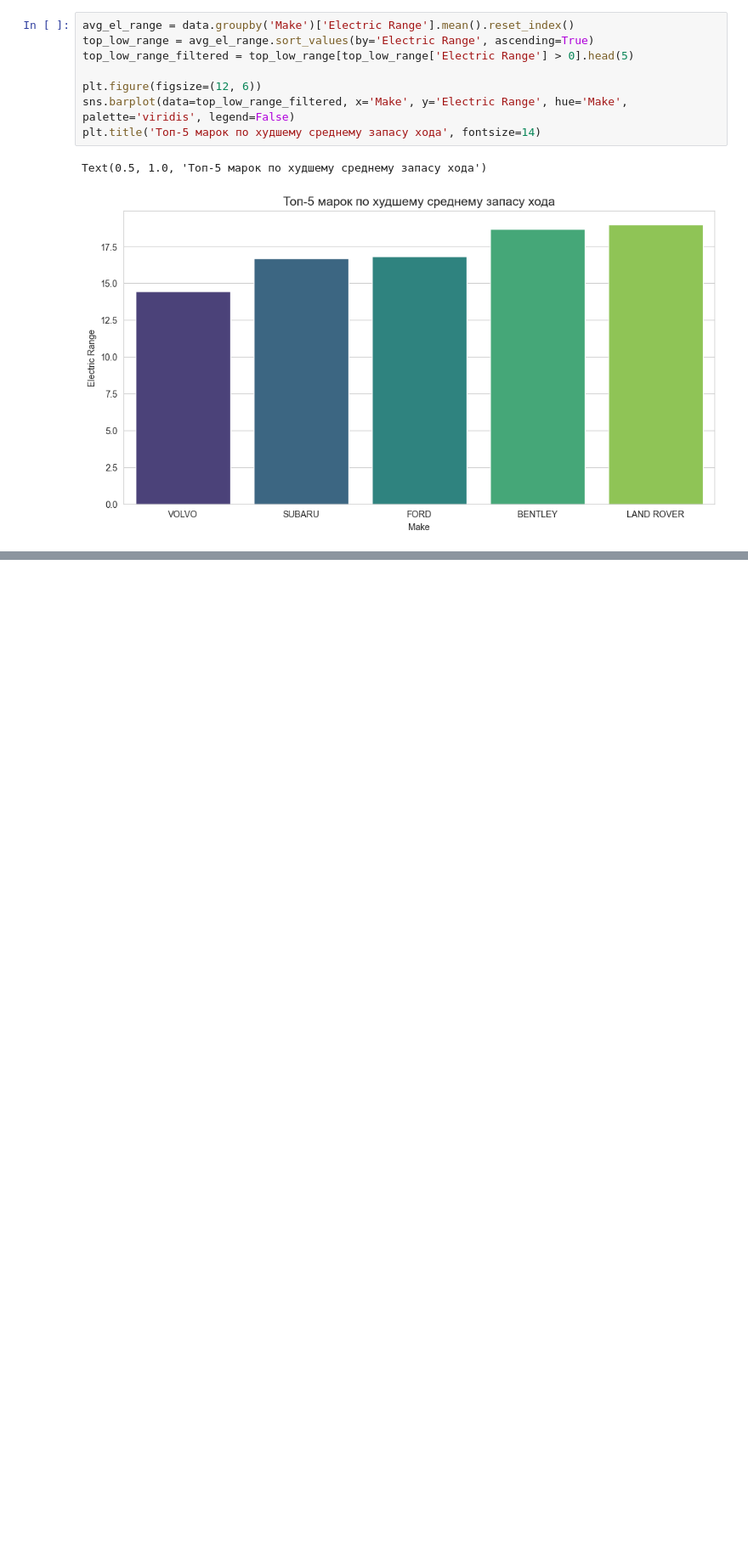
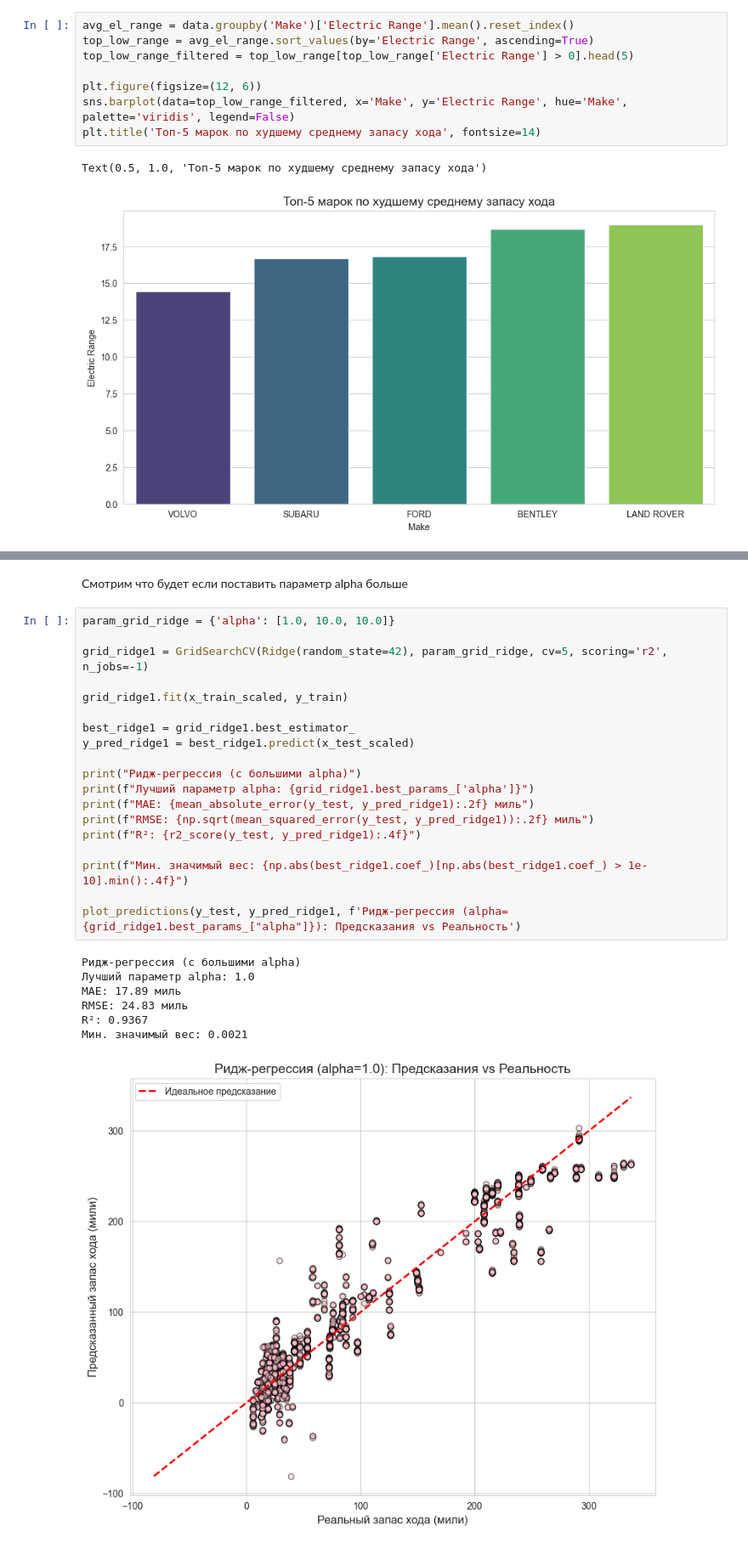
Before and after one commit to alexm1h/Machine-Learning-Python, a Jupyter notebook: lab3_MO/lab3_MO.ipynb, the cells around one changed output, grey strips where cells are left out. Shown at 85% size. Drawn from its saved outputs; the diff is of its cells as text; blank space fills up the shorter version.

```diff
--- a/lab3_MO/lab3_MO.ipynb
+++ b/lab3_MO/lab3_MO.ipynb
@@ -140,0 +272,29 @@ print("Размер после фильтрации нулей:", data_clean.sha
+# %% [markdown]
+Смотрим что будет если поставить параметр alpha больше
+# %%
+param_grid_ridge = {'alpha': [1.0, 10.0, 10.0]}
+
+grid_ridge1 = GridSearchCV(Ridge(random_state=42), param_grid_ridge, cv=5, scoring='r2', n_jobs=-1)
+
+grid_ridge1.fit(x_train_scaled, y_train)
+
+best_ridge1 = grid_ridge1.best_estimator_
+y_pred_ridge1 = best_ridge1.predict(x_test_scaled)
+
+print("Ридж-регрессия (с большими alpha)")
+print(f"Лучший параметр alpha: {grid_ridge1.best_params_['alpha']}")
+print(f"MAE: {mean_absolute_error(y_test, y_pred_ridge1):.2f} миль")
+print(f"RMSE: {np.sqrt(mean_squared_error(y_test, y_pred_ridge1)):.2f} миль")
+print(f"R²: {r2_score(y_test, y_pred_ridge1):.4f}")
+
+print(f"Мин. значимый вес: {np.abs(best_ridge1.coef_)[np.abs(best_ridge1.coef_) > 1e-10].min():.4f}")
+
+plot_predictions(y_test, y_pred_ridge1, f'Ридж-регрессия (alpha={grid_ridge1.best_params_["alpha"]}): Предсказания vs Реальность')
+# %% [output]
+Ридж-регрессия (с большими alpha)
+Лучший параметр alpha: 1.0
+MAE: 17.89 миль
+RMSE: 24.83 миль
+R²: 0.9367
+Мин. значимый вес: 0.0021
+[figure, added]
```
Also changed, not shown: parts of 18 cells of this notebook.
